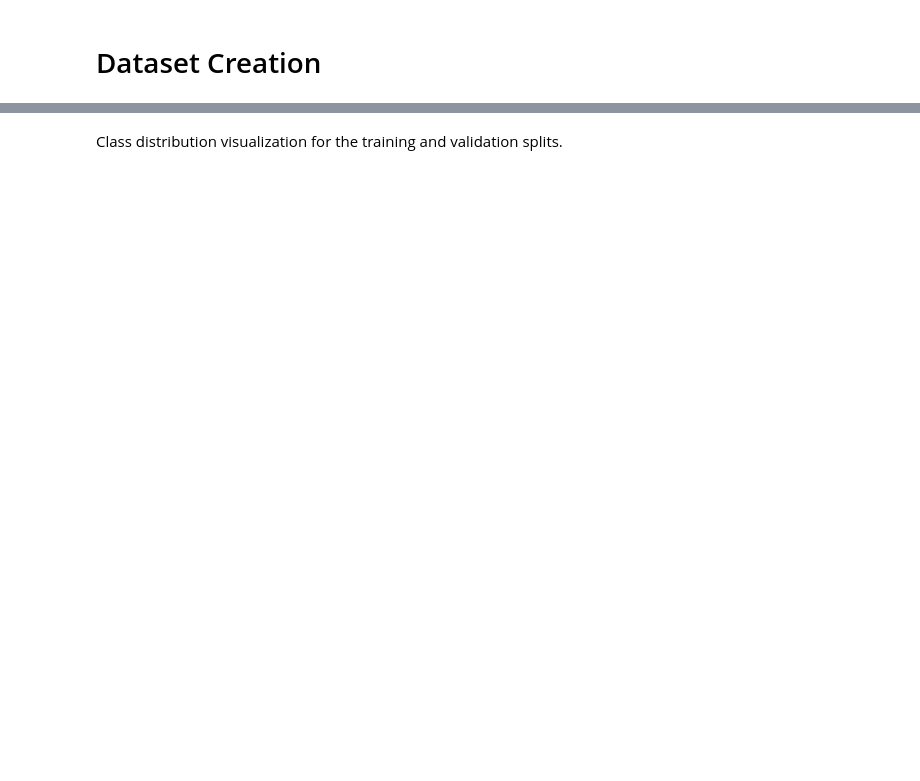
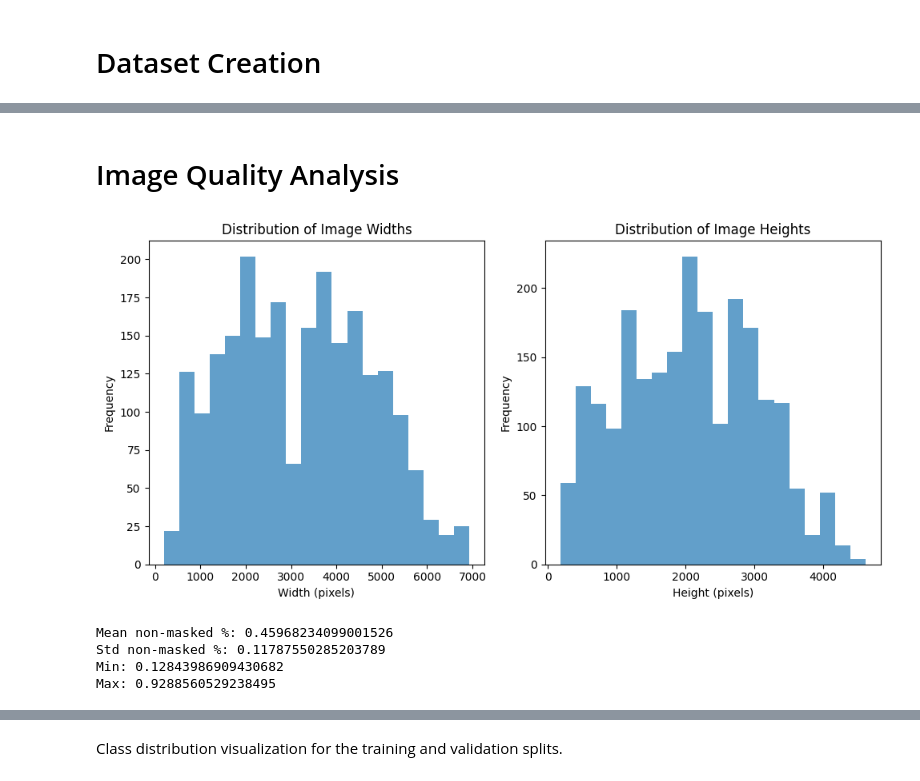
Before and after one commit to CarloColumbo/Kaggle-Competition-Jaguar-Re-identification, a Jupyter notebook: notebooks/exploratory_data_analysis.ipynb, the cells around one changed output, grey strips where cells are left out. Saved outputs shown, nothing was run; the diff lists cells and outputs as text; code cells hidden in the pictures; blank space fills up the shorter version.

```diff
--- a/notebooks/exploratory_data_analysis.ipynb
+++ b/notebooks/exploratory_data_analysis.ipynb
@@ -177,0 +219,28 @@ Computing metadata...
+# %% [markdown]
+# Image Quality Analysis
+# %%
+widths = dataset.values("metadata.width")
+heights = dataset.values("metadata.height")
+
+plt.figure(figsize=(10, 5))
+
+plt.subplot(1, 2, 1)
+plt.hist(widths, bins=20, alpha=0.7)
+plt.title("Distribution of Image Widths")
+plt.xlabel("Width (pixels)")
+plt.ylabel("Frequency")
+
+plt.subplot(1, 2, 2)
+plt.hist(heights, bins=20, alpha=0.7)
+plt.title("Distribution of Image Heights")
+plt.xlabel("Height (pixels)")
+plt.ylabel("Frequency")
+
+plt.tight_layout()
+plt.savefig(CHECKPOINT_PATH / "image_dimensions_distribution.png")
+
+wandb.log({"image_dimensions_distribution": wandb.Image(CHECKPOINT_PATH / "image_dimensions_distribution.png")})
+
+plt.show()
+# %% [output]
+[figure, added]
@@ -177,0 +267,11 @@ Computing metadata...
+# %%
+print("Mean non-masked %:", dataset.mean("non_masked_pct"))
+print("Std non-masked %:", dataset.std("non_masked_pct"))
+
+print("Min:", dataset.min("non_masked_pct"))
+print("Max:", dataset.max("non_masked_pct"))
+# %% [output]
+Mean non-masked %: 0.45968234099001526
+Std non-masked %: 0.11787550285203789
+Min: 0.12843986909430682
+Max: 0.9288560529238495
```
Also changed, not shown: parts of 60 cells of this notebook, 8 other files.
